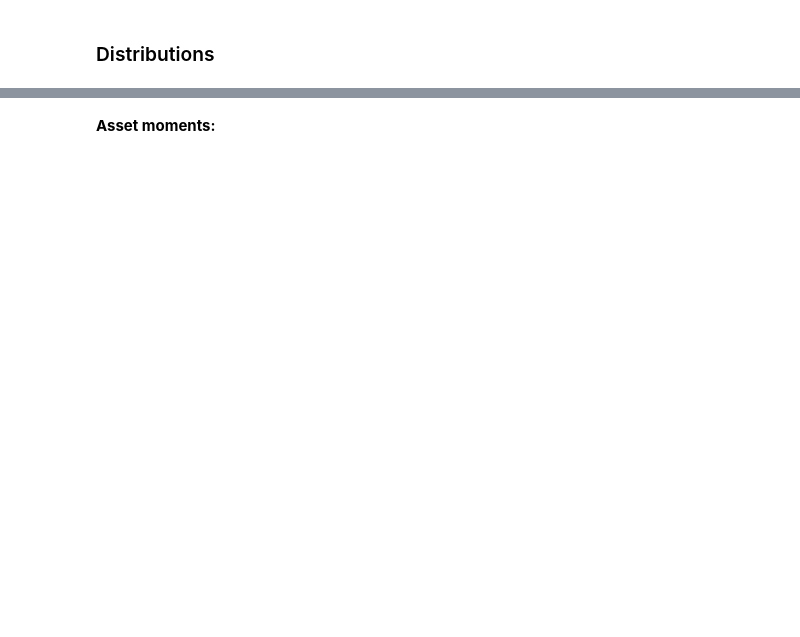
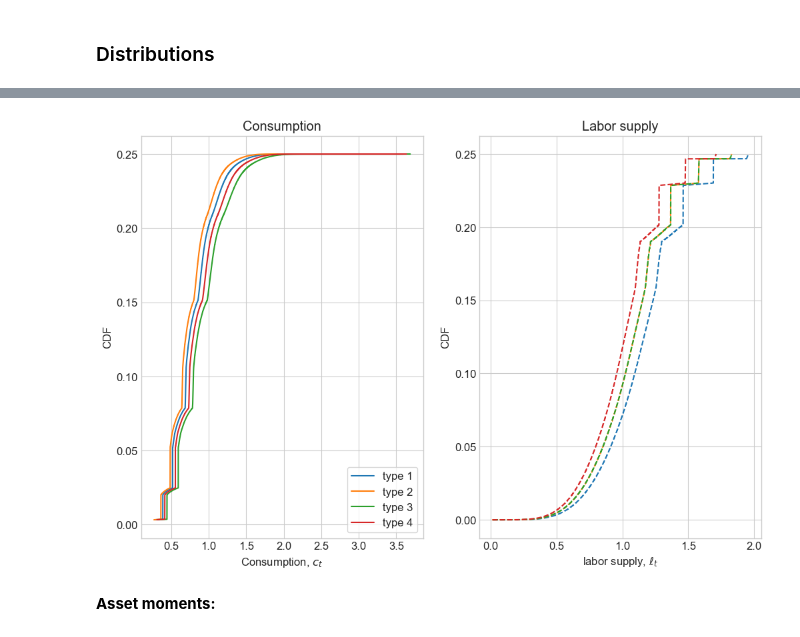
Before and after one commit to AskerNC/AdvMacroHet, a Jupyter notebook: Assignments/Handin/A1_hanc/StationaryEquilibrium.ipynb, the cells around one changed output, grey strips where cells are left out. Saved outputs shown, nothing was run; the diff lists cells and outputs as text; code cells hidden in the pictures; blank space fills up the shorter version.

```diff
--- a/Assignments/Handin/A1_hanc/StationaryEquilibrium.ipynb
+++ b/Assignments/Handin/A1_hanc/StationaryEquilibrium.ipynb
@@ -175,3 +500,37 @@ print(f'std. z: {std_z:5.2f}')
+# %%
+fig = plt.figure(figsize=(12,8),dpi=100)
+
+# a. income
+ax = fig.add_subplot(1,2,1)
+ax.set_title('Consumption')
+for i_fix in range(par.Nfix):
+
+    c_vec = ss.c[i_fix].flatten()
+    I = np.argsort(c_vec)
+    d_vec = ss.D[i_fix].flatten()
+
+    ax.plot(c_vec[I],np.cumsum(d_vec[I] ) ,label=f'type {i_fix+1}')
+
+ax.legend(frameon=True)
+
+ax.set_xlabel('Consumption, $c_{t}$')
+ax.set_ylabel('CDF')
+
+# b. assets
+ax = fig.add_subplot(1,2,2)
+ax.set_title('Labor supply')
+for i_fix in range(par.Nfix):
+    ell_vec = ss.ell[i_fix].flatten()
+    I = np.argsort(ell_vec)
+    d_vec = ss.D[i_fix].flatten()
+
+    ax.plot(ell_vec[I],np.cumsum(d_vec[I] ) ,label=f'type {i_fix+1}',linestyle='--')
+
+
+ax.set_xlabel('labor supply, $\ell_{t}$')
+ax.set_ylabel('CDF');
+# %% [output]
+[figure, added]
 # %% [markdown]
 **Asset moments:**
 # %%
```
Also changed, not shown: parts of 93 cells of this notebook, 9 other files.
